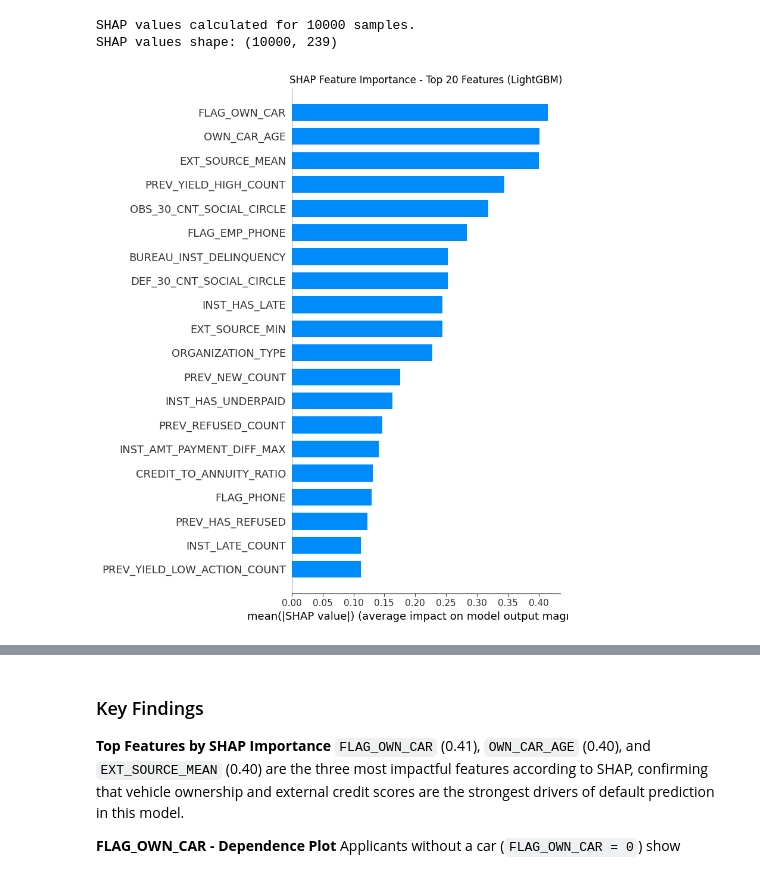
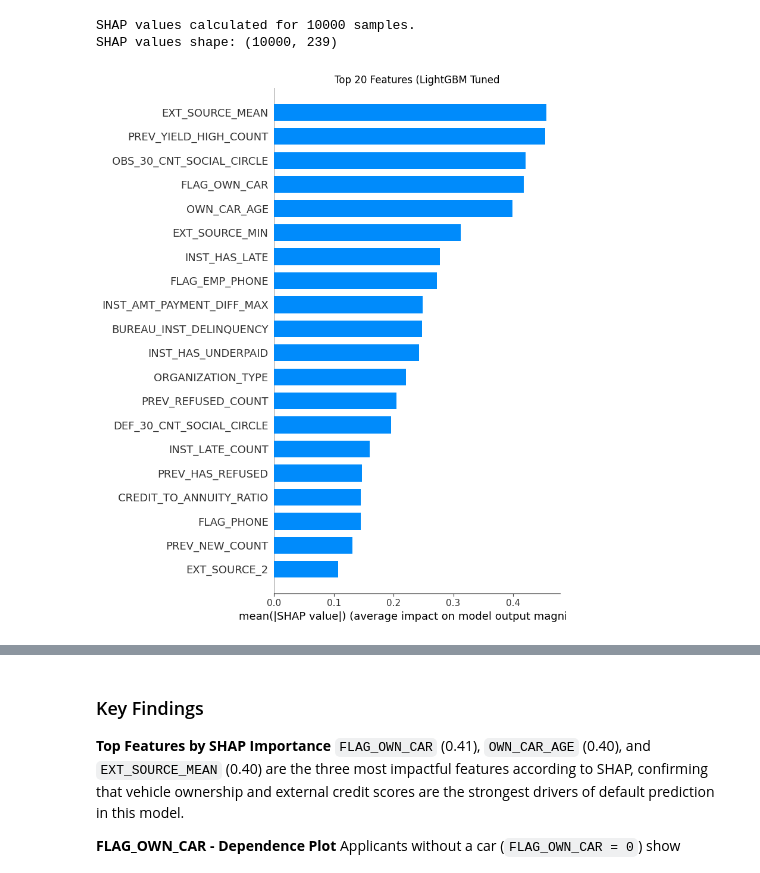
Before and after one commit to oknardo/Home_Credit_Scorecard_Model, a Jupyter notebook: Scorecard_Modelling.ipynb, the cells around one changed output, grey strips where cells are left out. Cells and saved outputs as stored; diff of their text form; code cells hidden in the pictures.

```diff
--- a/Scorecard_Modelling.ipynb
+++ b/Scorecard_Modelling.ipynb
@@ -1170,7 +1170,7 @@ The tuned model shows marginal improvement across all metrics — ROC-AUC (+0.19
 SHAP (SHapley Additive exPlanations) provides a unified framework for interpreting machine learning model predictions. It assigns each feature an importance value for a particular prediction, based on game theory principles. LightGBM is used as the basis for SHAP analysis as it achieved the best overall performance.
 # %%
 # Initialize SHAP explainer for LightGBM
-explainer = shap.TreeExplainer(lgbm)
+explainer = shap.TreeExplainer(lgbm_tuned)
 
 # Calculate SHAP values on a sample for efficiency
 sample_size = 10000
@@ -1188,12 +1188,12 @@ SHAP values shape: (10000, 239)
 # %%
 # SHAP Feature Importance - Bar Plot
 plt.figure(figsize=(12, 10))
 shap.summary_plot(shap_vals, X_test_sample, plot_type='bar', max_display=20, show=False)
-plt.title('SHAP Feature Importance - Top 20 Features (LightGBM)')
+plt.title('Top 20 Features (LightGBM Tuned')
 plt.tight_layout()
 plt.show()
 # %% [output]
-[figure, old version]
+[figure, new version]
 # %%
 # SHAP Summary Plot - Beeswarm
 plt.figure(figsize=(12, 10))
```
Also changed, not shown: parts of 2 cells of this notebook.
